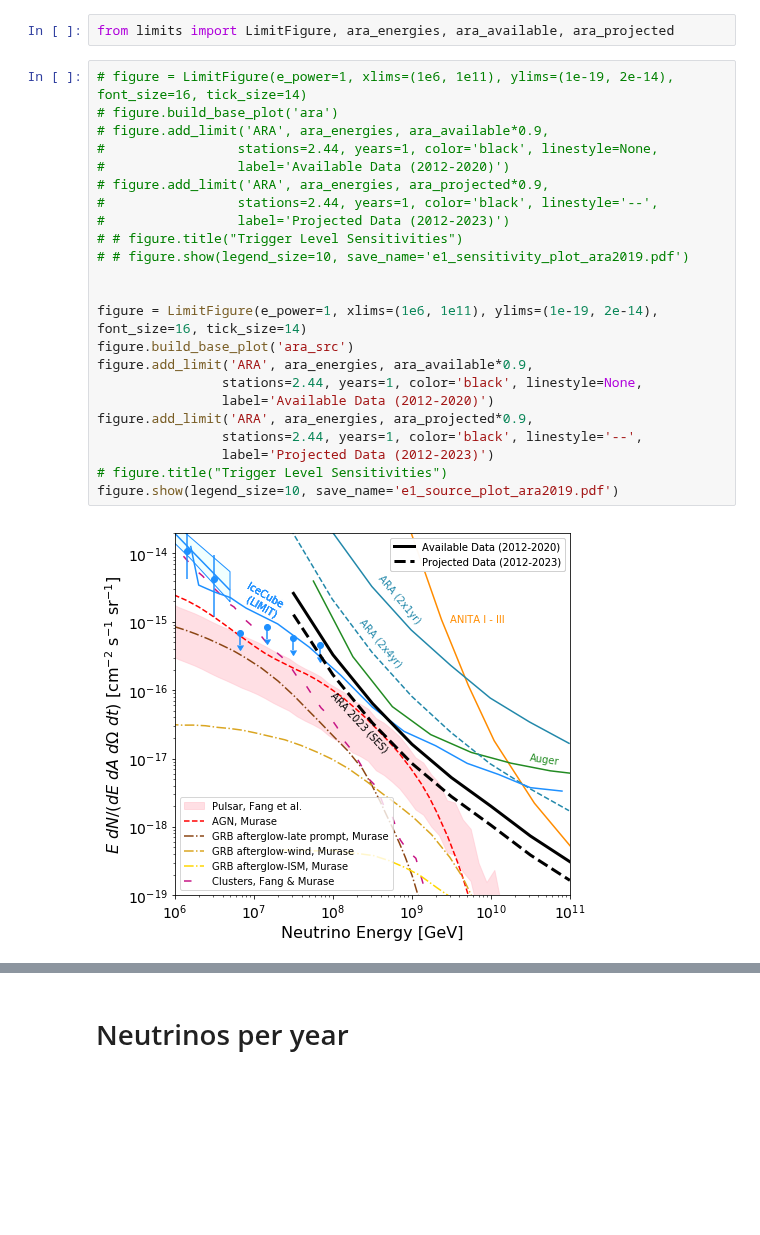
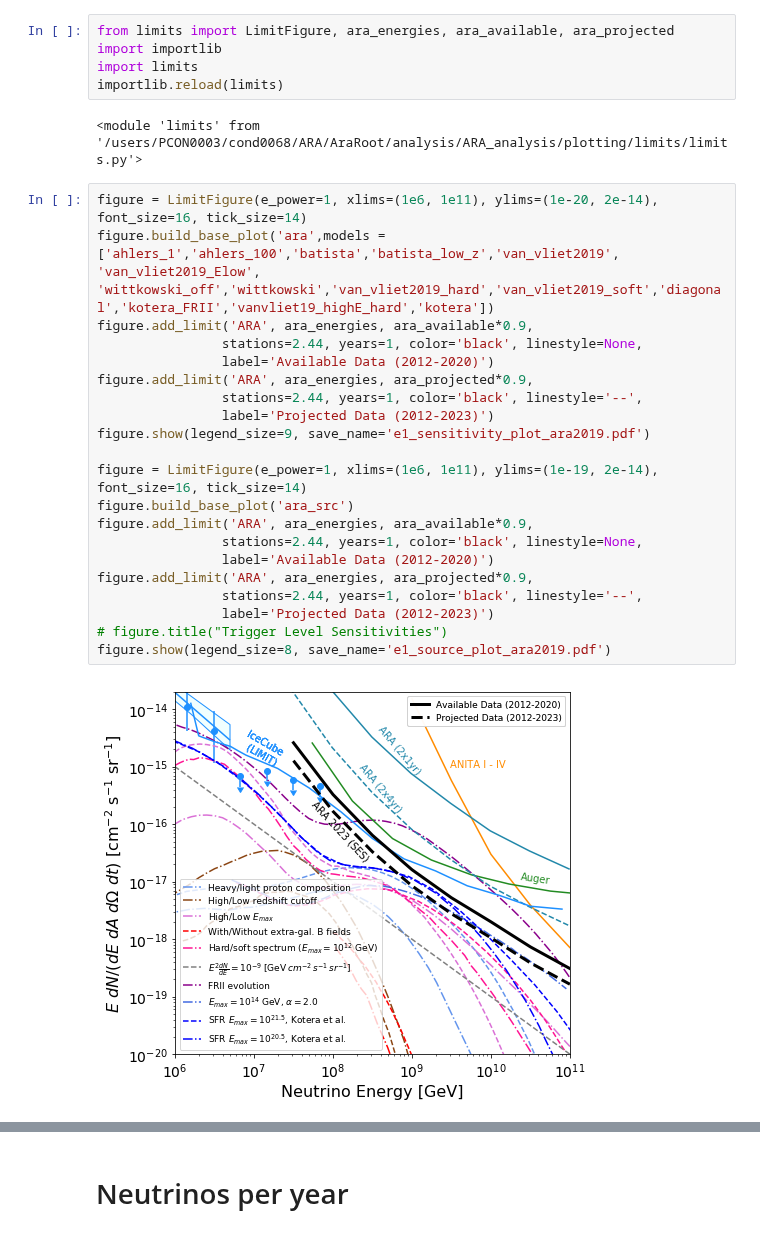
Before and after one commit to toej93/ARA_analysis, a Jupyter notebook: plotting/limits/sensitivities_for_ARAproposal2019.ipynb, the cells around one changed output, grey strips where cells are left out. Drawn from its saved outputs; the diff is of its cells as text; blank space fills up the shorter version.

Commit message:
Added new limits and fluxes for ARA proposal 2019

```diff
--- a/plotting/limits/sensitivities_for_ARAproposal2019.ipynb
+++ b/plotting/limits/sensitivities_for_ARAproposal2019.ipynb
@@ -1,27 +1,30 @@
 # %%
 from limits import LimitFigure, ara_energies, ara_available, ara_projected
+import importlib
+import limits
+importlib.reload(limits)
+# %% [output]
+<module 'limits' from '/users/PCON0003/cond0068/ARA/AraRoot/analysis/ARA_analysis/plotting/limits/limits.py'>
 # %%
-# figure = LimitFigure(e_power=1, xlims=(1e6, 1e11), ylims=(1e-19, 2e-14), font_size=16, tick_size=14)
-# figure.build_base_plot('ara')
-# figure.add_limit('ARA', ara_energies, ara_available*0.9,
-#                 stations=2.44, years=1, color='black', linestyle=None,
-#                 label='Available Data (2012-2020)')
-# figure.add_limit('ARA', ara_energies, ara_projected*0.9,
-#                 stations=2.44, years=1, color='black', linestyle='--',
-#                 label='Projected Data (2012-2023)')
-# # figure.title("Trigger Level Sensitivities")
-# # figure.show(legend_size=10, save_name='e1_sensitivity_plot_ara2019.pdf')
-
+figure = LimitFigure(e_power=1, xlims=(1e6, 1e11), ylims=(1e-20, 2e-14), font_size=16, tick_size=14)
+figure.build_base_plot('ara',models = ['ahlers_1','ahlers_100','batista','batista_low_z','van_vliet2019', 'van_vliet2019_Elow', 'wittkowski_off','wittkowski','van_vliet2019_hard','van_vliet2019_soft','diagonal','kotera_FRII','vanvliet19_highE_hard','kotera'])
+figure.add_limit('ARA', ara_energies, ara_available*0.9,
+                stations=2.44, years=1, color='black', linestyle=None,
+                label='Available Data (2012-2020)')
+figure.add_limit('ARA', ara_energies, ara_projected*0.9,
+                stations=2.44, years=1, color='black', linestyle='--',
+                label='Projected Data (2012-2023)')
+figure.show(legend_size=9, save_name='e1_sensitivity_plot_ara2019.pdf')
 
 figure = LimitFigure(e_power=1, xlims=(1e6, 1e11), ylims=(1e-19, 2e-14), font_size=16, tick_size=14)
 figure.build_base_plot('ara_src')
 figure.add_limit('ARA', ara_energies, ara_available*0.9,
                 stations=2.44, years=1, color='black', linestyle=None,
                 label='Available Data (2012-2020)')
 figure.add_limit('ARA', ara_energies, ara_projected*0.9,
                 stations=2.44, years=1, color='black', linestyle='--',
                 label='Projected Data (2012-2023)')
 # figure.title("Trigger Level Sensitivities")
-figure.show(legend_size=10, save_name='e1_source_plot_ara2019.pdf')
+figure.show(legend_size=8, save_name='e1_source_plot_ara2019.pdf')
 # %% [output]
-[figure, old version]
+[figure, new version]
```
Also changed, not shown: parts of 9 cells of this notebook, 20 other files.
